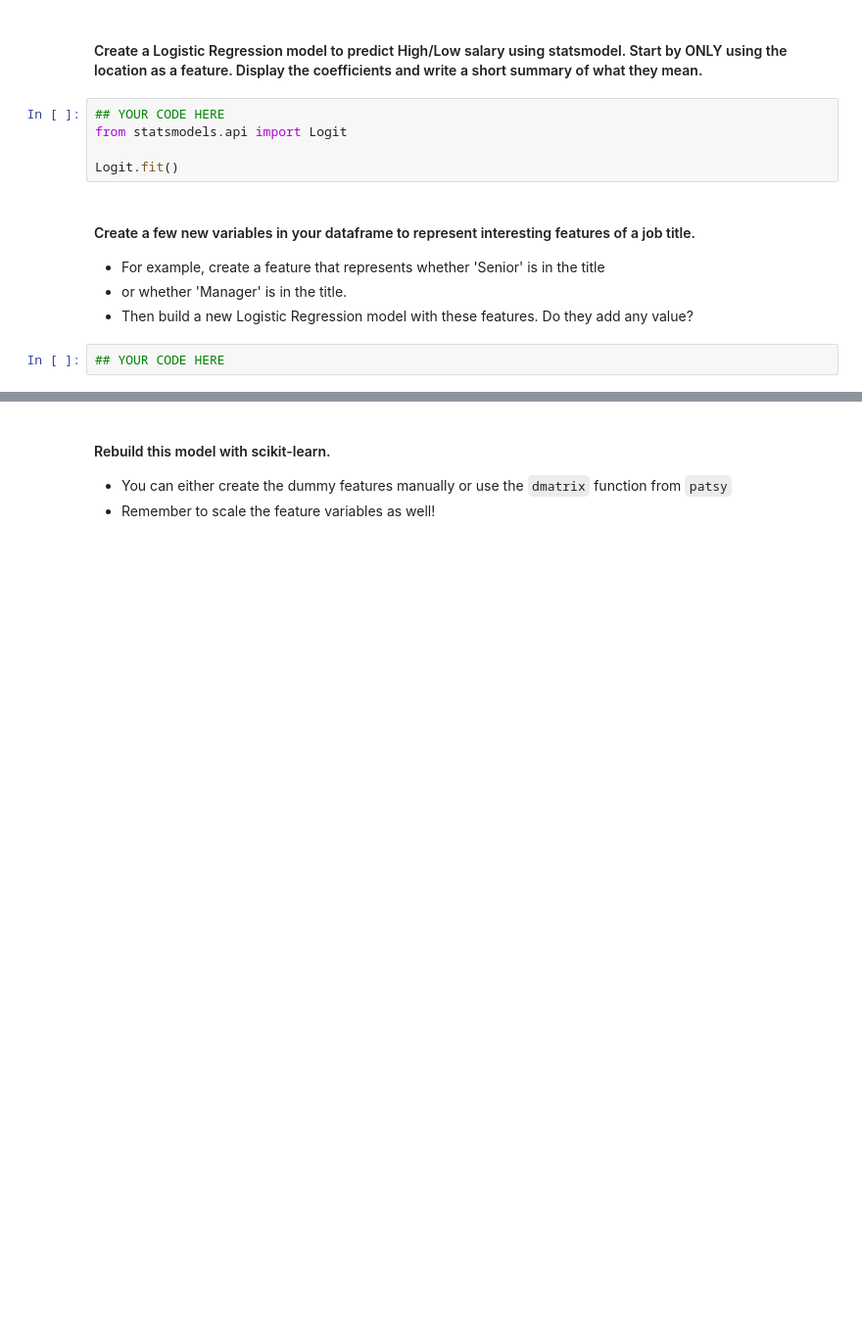
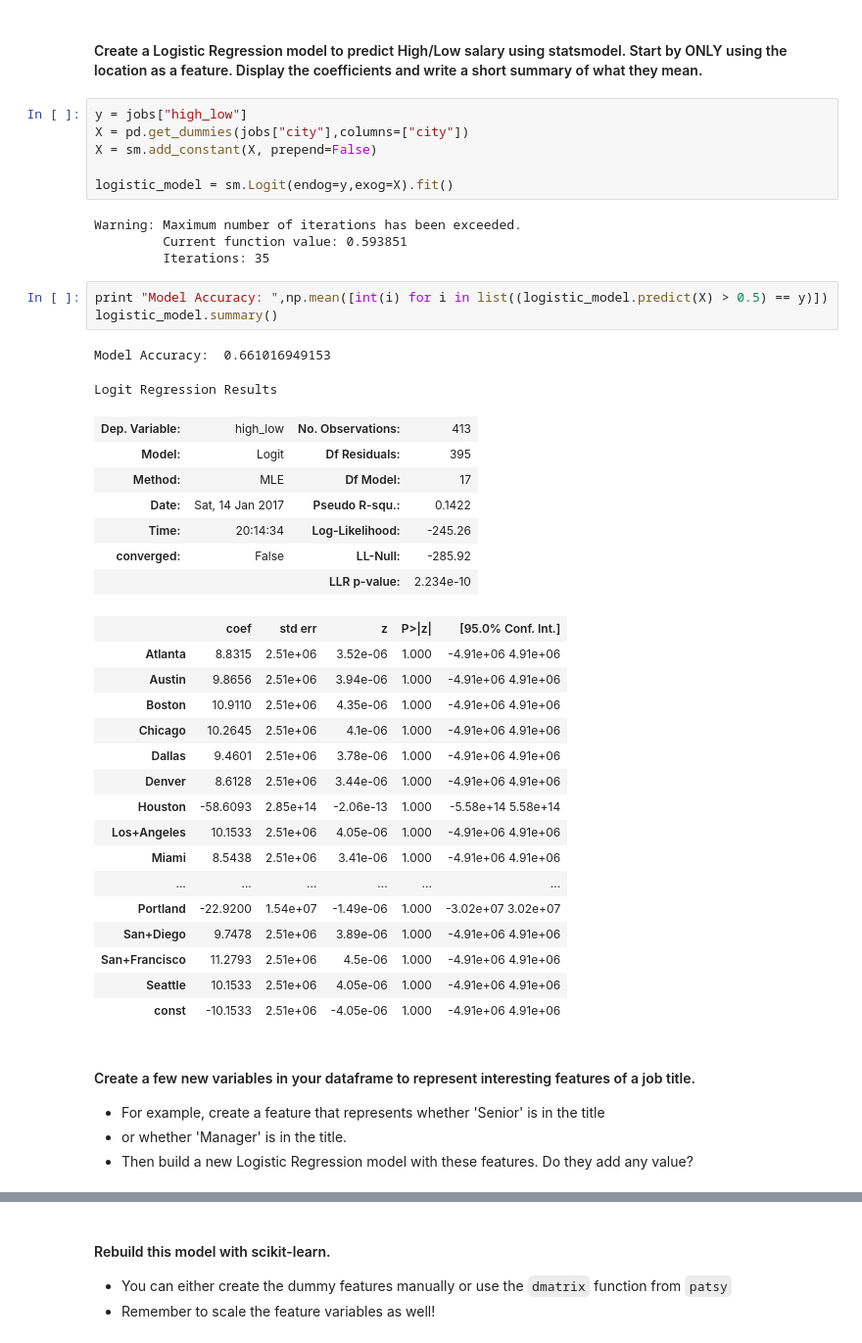
Before and after one commit to davidsanford/DSI_Project_4, a Jupyter notebook: Project_4.ipynb, the cells around one changed output, grey strips where cells are left out. Shown: that part at 98% size. Cells and saved outputs as stored; diff of their text form; blank space fills up the shorter version.

```diff
--- a/Project_4.ipynb
+++ b/Project_4.ipynb
@@ -100,15 +99,47 @@ The baseline accuracy is given by predicting all results to be in the most promi
 In this case it is given by: 0.512315270936
 # %% [markdown]
 #### Create a Logistic Regression model to predict High/Low salary using statsmodel. Start by ONLY using the location as a feature. Display the coefficients and write a short summary of what they mean.
-# %%
-## YOUR CODE HERE
-from statsmodels.api import Logit
-
-Logit.fit()
+# %%
+y = jobs["high_low"]
+X = pd.get_dummies(jobs["city"],columns=["city"])
+X = sm.add_constant(X, prepend=False)
+
+logistic_model = sm.Logit(endog=y,exog=X).fit()
+# %% [output]
+Warning: Maximum number of iterations has been exceeded.
+         Current function value: 0.593851
+         Iterations: 35
+# %%
+print "Model Accuracy: ",np.mean([int(i) for i in list((logistic_model.predict(X) > 0.5) == y)])
+logistic_model.summary()
+# %% [output]
+Model Accuracy:  0.661016949153
+Logit Regression Results
+| Dep. Variable: | high_low | No. Observations: | 413 |
+| Model: | Logit | Df Residuals: | 395 |
+| Method: | MLE | Df Model: | 17 |
+| Date: | Sat, 14 Jan 2017 | Pseudo R-squ.: | 0.1422 |
+| Time: | 20:14:34 | Log-Likelihood: | -245.26 |
+| converged: | False | LL-Null: | -285.92 |
+|  |  | LLR p-value: | 2.234e-10 |
+|  | coef | std err | z | P>|z| | [95.0% Conf. Int.] |
+| Atlanta | 8.8315 | 2.51e+06 | 3.52e-06 | 1.000 | -4.91e+06 4.91e+06 |
+| Austin | 9.8656 | 2.51e+06 | 3.94e-06 | 1.000 | -4.91e+06 4.91e+06 |
+| Boston | 10.9110 | 2.51e+06 | 4.35e-06 | 1.000 | -4.91e+06 4.91e+06 |
+| Chicago | 10.2645 | 2.51e+06 | 4.1e-06 | 1.000 | -4.91e+06 4.91e+06 |
+| Dallas | 9.4601 | 2.51e+06 | 3.78e-06 | 1.000 | -4.91e+06 4.91e+06 |
+| Denver | 8.6128 | 2.51e+06 | 3.44e-06 | 1.000 | -4.91e+06 4.91e+06 |
+| Houston | -58.6093 | 2.85e+14 | -2.06e-13 | 1.000 | -5.58e+14 5.58e+14 |
+| Los+Angeles | 10.1533 | 2.51e+06 | 4.05e-06 | 1.000 | -4.91e+06 4.91e+06 |
+| Miami | 8.5438 | 2.51e+06 | 3.41e-06 | 1.000 | -4.91e+06 4.91e+06 |
+| ... | ... | ... | ... | ... | ... |
+| Portland | -22.9200 | 1.54e+07 | -1.49e-06 | 1.000 | -3.02e+07 3.02e+07 |
+| San+Diego | 9.7478 | 2.51e+06 | 3.89e-06 | 1.000 | -4.91e+06 4.91e+06 |
+| San+Francisco | 11.2793 | 2.51e+06 | 4.5e-06 | 1.000 | -4.91e+06 4.91e+06 |
+| Seattle | 10.1533 | 2.51e+06 | 4.05e-06 | 1.000 | -4.91e+06 4.91e+06 |
+| const | -10.1533 | 2.51e+06 | -4.05e-06 | 1.000 | -4.91e+06 4.91e+06 |
 # %% [markdown]
 #### Create a few new variables in your dataframe to represent interesting features of a job title.
 - For example, create a feature that represents whether 'Senior' is in the title
 - or whether 'Manager' is in the title.
 - Then build a new Logistic Regression model with these features. Do they add any value?
-# %%
-## YOUR CODE HERE
```
Also changed, not shown: parts of 17 cells of this notebook.
